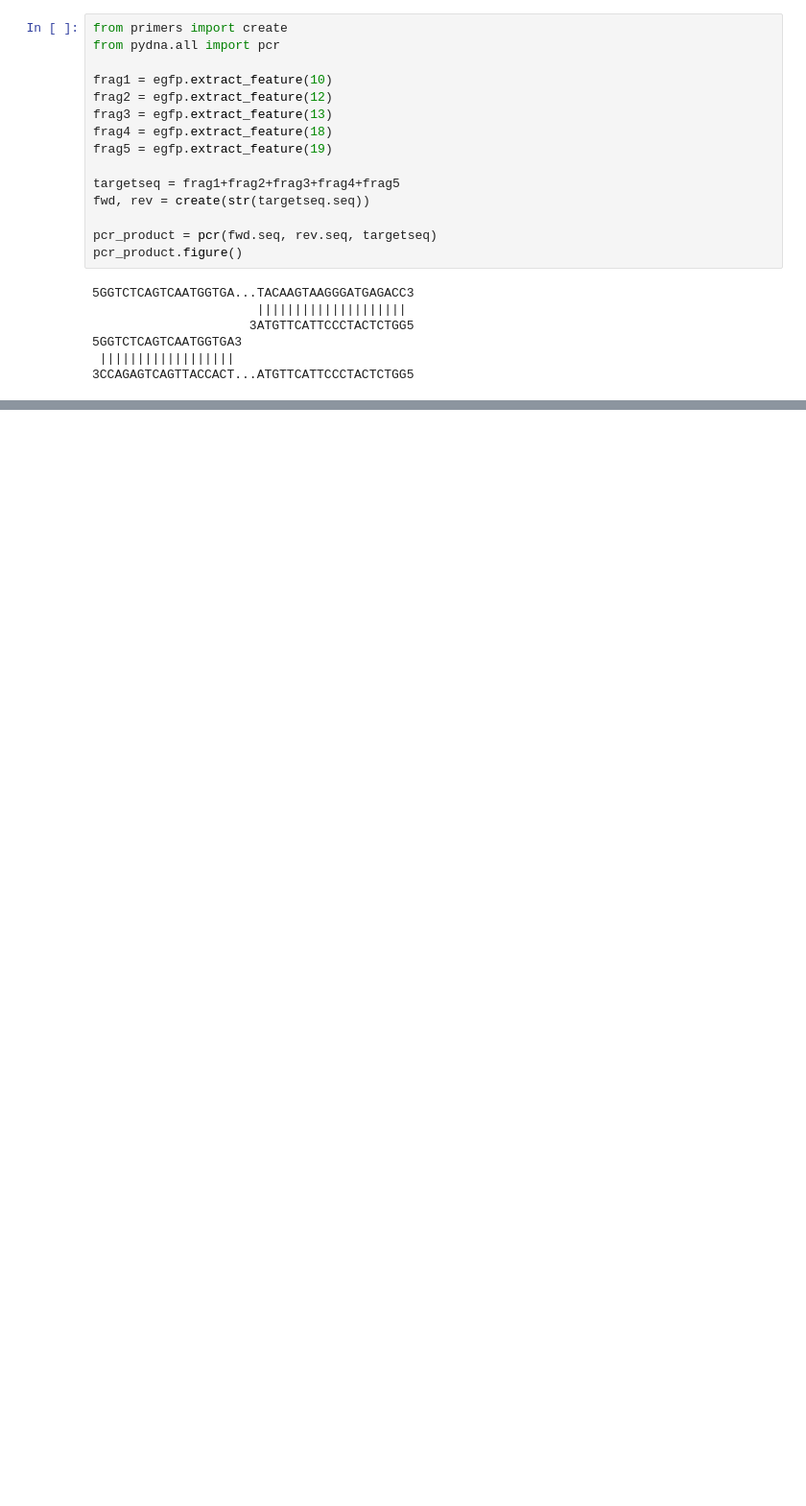
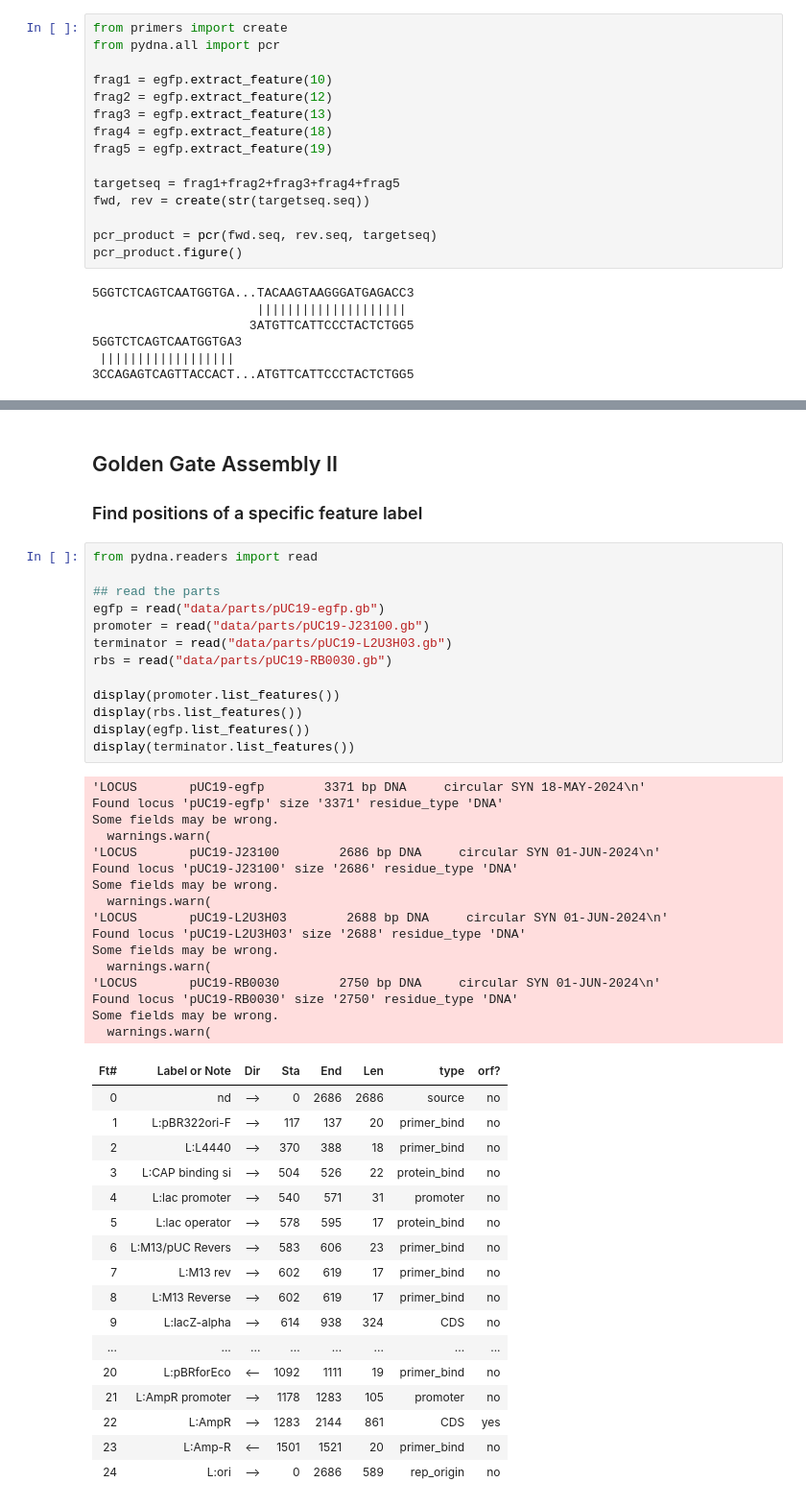
Before and after one commit to greendaygh/kaist_design_build_2024, a Jupyter notebook: design.ipynb, the cells around one changed output, grey strips where cells are left out. Shown at 96% size. Saved outputs shown, nothing was run; the diff lists cells and outputs as text; blank space fills up the shorter version.

```diff
--- a/design.ipynb
+++ b/design.ipynb
@@ -386,0 +359,51 @@ Seq('AGCGAGTCAGTGAGCGAG')
+# %% [markdown]
+## Golden Gate Assembly II
+
+### Find positions of a specific feature label
+# %%
+from pydna.readers import read
+
+## read the parts
+egfp = read("data/parts/pUC19-egfp.gb")
+promoter = read("data/parts/pUC19-J23100.gb")
+terminator = read("data/parts/pUC19-L2U3H03.gb")
+rbs = read("data/parts/pUC19-RB0030.gb")
+
+display(promoter.list_features())
+display(rbs.list_features())
+display(egfp.list_features())
+display(terminator.list_features())
+# %% [output]
+'LOCUS       pUC19-egfp        3371 bp DNA     circular SYN 18-MAY-2024\n'
+Found locus 'pUC19-egfp' size '3371' residue_type 'DNA'
+Some fields may be wrong.
+  warnings.warn(
+'LOCUS       pUC19-J23100        2686 bp DNA     circular SYN 01-JUN-2024\n'
+Found locus 'pUC19-J23100' size '2686' residue_type 'DNA'
+Some fields may be wrong.
+  warnings.warn(
+'LOCUS       pUC19-L2U3H03        2688 bp DNA     circular SYN 01-JUN-2024\n'
+Found locus 'pUC19-L2U3H03' size '2688' residue_type 'DNA'
+Some fields may be wrong.
+  warnings.warn(
+'LOCUS       pUC19-RB0030        2750 bp DNA     circular SYN 01-JUN-2024\n'
+Found locus 'pUC19-RB0030' size '2750' residue_type 'DNA'
+Some fields may be wrong.
+  warnings.warn(
+| Ft# | Label or Note | Dir | Sta | End | Len | type | orf? |
+| 0 | nd | --> | 0 | 2686 | 2686 | source | no |
+| 1 | L:pBR322ori-F | --> | 117 | 137 | 20 | primer_bind | no |
+| 2 | L:L4440 | --> | 370 | 388 | 18 | primer_bind | no |
+| 3 | L:CAP binding si | --> | 504 | 526 | 22 | protein_bind | no |
+| 4 | L:lac promoter | --> | 540 | 571 | 31 | promoter | no |
+| 5 | L:lac operator | --> | 578 | 595 | 17 | protein_bind | no |
+| 6 | L:M13/pUC Revers | --> | 583 | 606 | 23 | primer_bind | no |
+| 7 | L:M13 rev | --> | 602 | 619 | 17 | primer_bind | no |
+| 8 | L:M13 Reverse | --> | 602 | 619 | 17 | primer_bind | no |
+| 9 | L:lacZ-alpha | --> | 614 | 938 | 324 | CDS | no |
+| ... | ... | ... | ... | ... | ... | ... | ... |
+| 20 | L:pBRforEco | <-- | 1092 | 1111 | 19 | primer_bind | no |
+| 21 | L:AmpR promoter | --> | 1178 | 1283 | 105 | promoter | no |
+| 22 | L:AmpR | --> | 1283 | 2144 | 861 | CDS | yes |
+| 23 | L:Amp-R | <-- | 1501 | 1521 | 20 | primer_bind | no |
+| 24 | L:ori | --> | 0 | 2686 | 589 | rep_origin | no |
```
Also changed, not shown: parts of 33 cells of this notebook, 35 other files.
